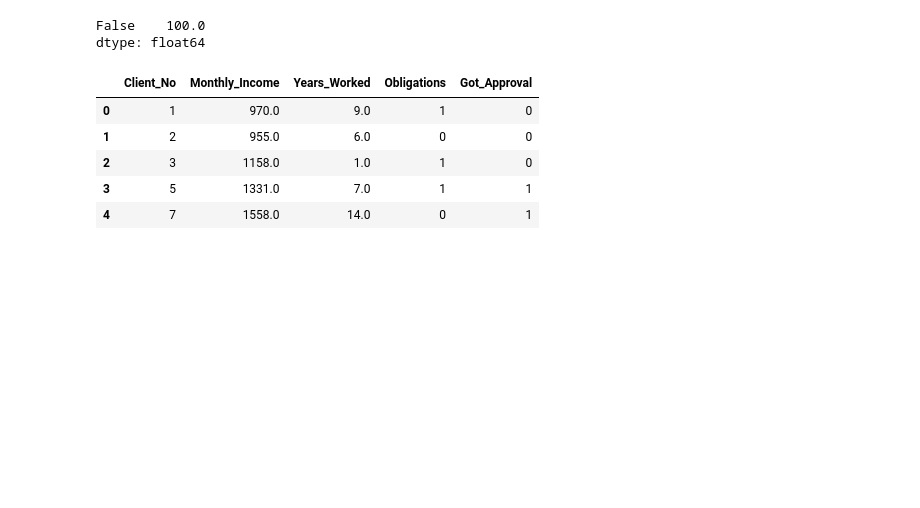
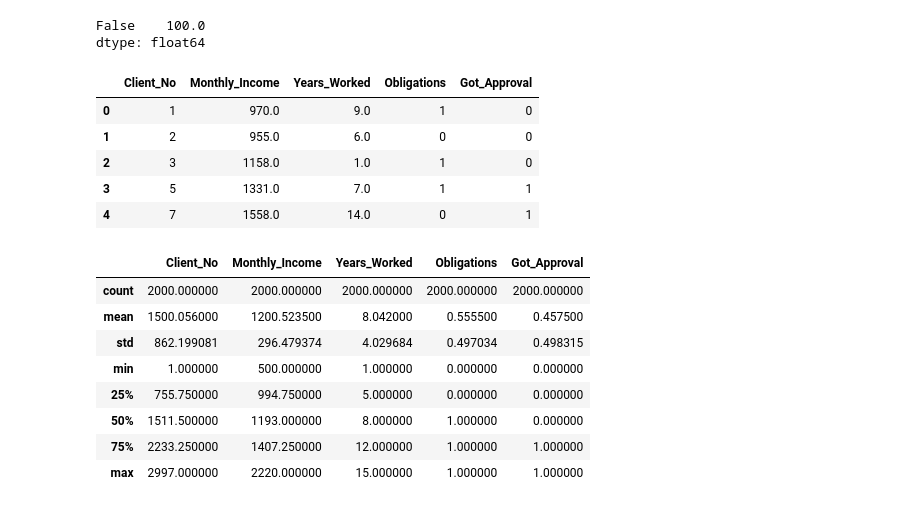
Before and after one commit to poddardelhi/Credit_modeller, a Jupyter notebook: Credit_Analysis.ipynb, the cells around one changed output. Cells and saved outputs as stored; diff of their text form; code cells hidden in the pictures; blank space fills up the shorter version.

```diff
--- a/Credit_Analysis.ipynb
+++ b/Credit_Analysis.ipynb
@@ -61,3 +61,15 @@ df_formatted.head()
 | 2 | 3 | 1158.0 | 1.0 | 1 | 0 |
 | 3 | 5 | 1331.0 | 7.0 | 1 | 1 |
 | 4 | 7 | 1558.0 | 14.0 | 0 | 1 |
+# %%
+df_formatted.describe()
+# %% [output]
+|  | Client_No | Monthly_Income | Years_Worked | Obligations | Got_Approval |
+| count | 2000.000000 | 2000.000000 | 2000.000000 | 2000.000000 | 2000.000000 |
+| mean | 1500.056000 | 1200.523500 | 8.042000 | 0.555500 | 0.457500 |
+| std | 862.199081 | 296.479374 | 4.029684 | 0.497034 | 0.498315 |
+| min | 1.000000 | 500.000000 | 1.000000 | 0.000000 | 0.000000 |
+| 25% | 755.750000 | 994.750000 | 5.000000 | 0.000000 | 0.000000 |
+| 50% | 1511.500000 | 1193.000000 | 8.000000 | 1.000000 | 0.000000 |
+| 75% | 2233.250000 | 1407.250000 | 12.000000 | 1.000000 | 1.000000 |
+| max | 2997.000000 | 2220.000000 | 15.000000 | 1.000000 | 1.000000 |
```
Also changed, not shown: parts of 4 cells of this notebook.
